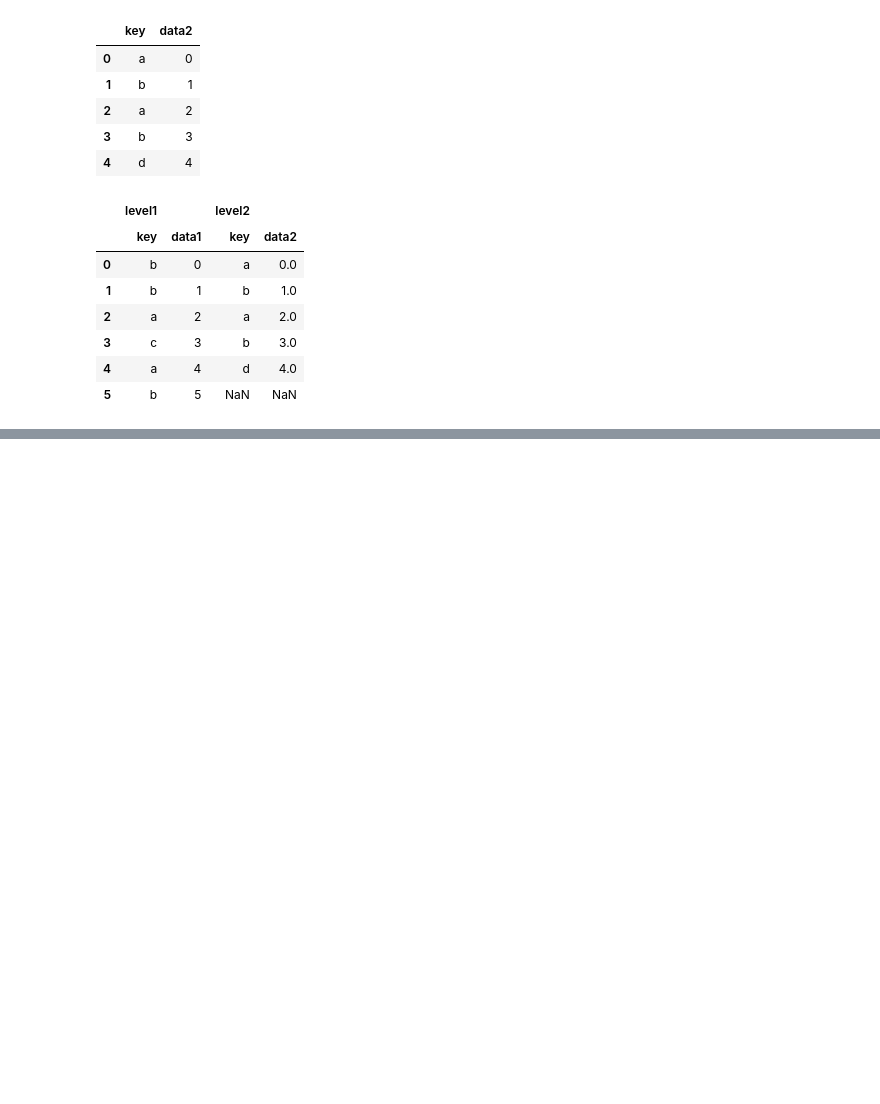
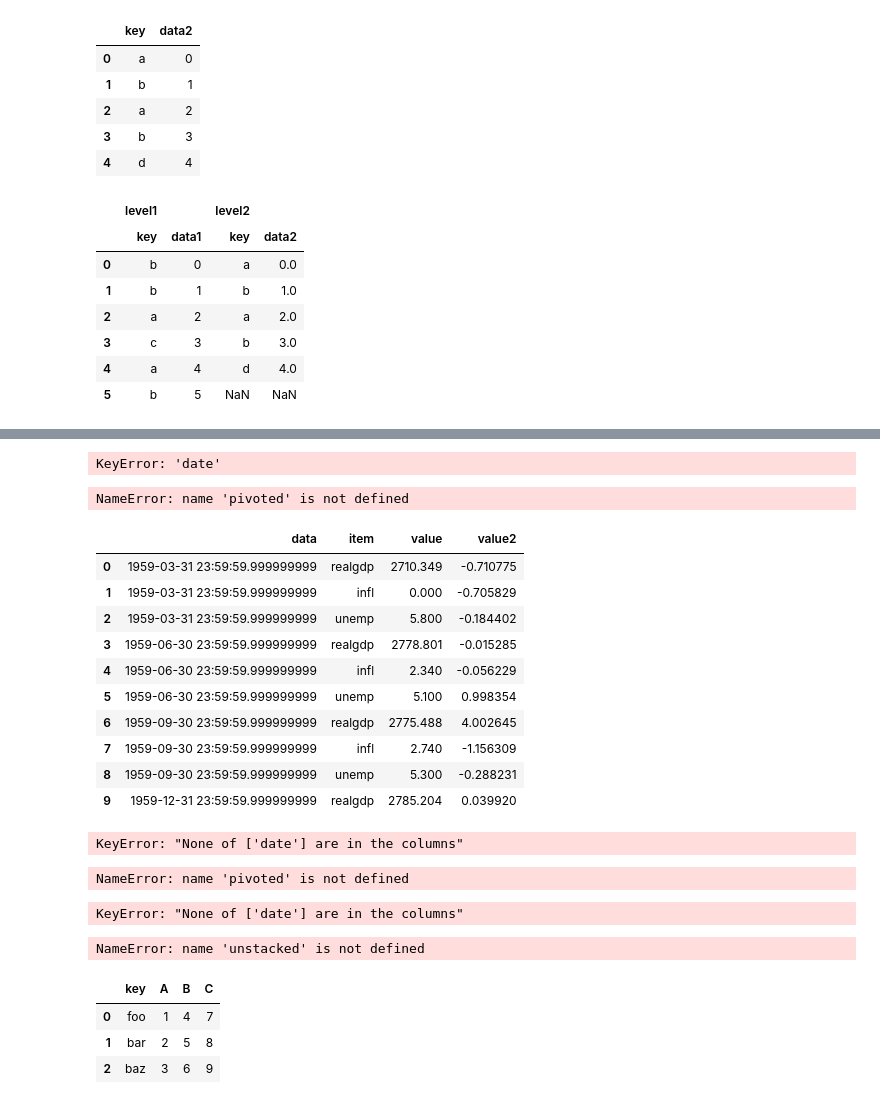
Before and after one commit to AlissaWalker/WesWrangling, a Jupyter notebook: Chapter8WorkAlong.ipynb, the cells around one changed output, grey strips where cells are left out. Drawn from its saved outputs; the diff is of its cells as text; code cells hidden in the pictures; blank space fills up the shorter version.

```diff
--- a/Chapter8WorkAlong.ipynb
+++ b/Chapter8WorkAlong.ipynb
@@ -655,0 +916,6 @@ pd.concat({'level1': df1,'level2':df2})
+# %%
+data = data.reindex(columns = columns)
+# %%
+data.index= periods.to_timestamp('D','end')
+# %%
+ldata = data.stack().reset_index().rename(columns={0:'value'})
@@ -655,0 +936,40 @@ pd.concat({'level1': df1,'level2':df2})
+# %%
+pivoted = ldata.pivot('date', 'item', 'value')
+# %% [output]
+KeyError: 'date'
+# %%
+pivoted
+# %% [output]
+NameError: name 'pivoted' is not defined
+# %%
+ldata['value2']=np.random.randn(len(ldata))
+# %%
+ldata[:10]
+# %% [output]
+|  | data | item | value | value2 |
+| 0 | 1959-03-31 23:59:59.999999999 | realgdp | 2710.349 | -0.710775 |
+| 1 | 1959-03-31 23:59:59.999999999 | infl | 0.000 | -0.705829 |
+| 2 | 1959-03-31 23:59:59.999999999 | unemp | 5.800 | -0.184402 |
+| 3 | 1959-06-30 23:59:59.999999999 | realgdp | 2778.801 | -0.015285 |
+| 4 | 1959-06-30 23:59:59.999999999 | infl | 2.340 | -0.056229 |
+| 5 | 1959-06-30 23:59:59.999999999 | unemp | 5.100 | 0.998354 |
+| 6 | 1959-09-30 23:59:59.999999999 | realgdp | 2775.488 | 4.002645 |
+| 7 | 1959-09-30 23:59:59.999999999 | infl | 2.740 | -1.156309 |
+| 8 | 1959-09-30 23:59:59.999999999 | unemp | 5.300 | -0.288231 |
+| 9 | 1959-12-31 23:59:59.999999999 | realgdp | 2785.204 | 0.039920 |
+# %%
+pivoted= ldata.pivot('date','item')
+# %% [output]
+KeyError: "None of ['date'] are in the columns"
+# %%
+pivoted['value'][:5]
+# %% [output]
+NameError: name 'pivoted' is not defined
+# %%
+unstacked =ldata.set_index(['date','item']).unstack('item')
+# %% [output]
+KeyError: "None of ['date'] are in the columns"
+# %%
+unstacked[:7]
+# %% [output]
+NameError: name 'unstacked' is not defined
@@ -655,0 +978,7 @@ pd.concat({'level1': df1,'level2':df2})
+# %%
+df
+# %% [output]
+|  | key | A | B | C |
+| 0 | foo | 1 | 4 | 7 |
+| 1 | bar | 2 | 5 | 8 |
+| 2 | baz | 3 | 6 | 9 |
```
Also changed, not shown: parts of 52 cells of this notebook.
